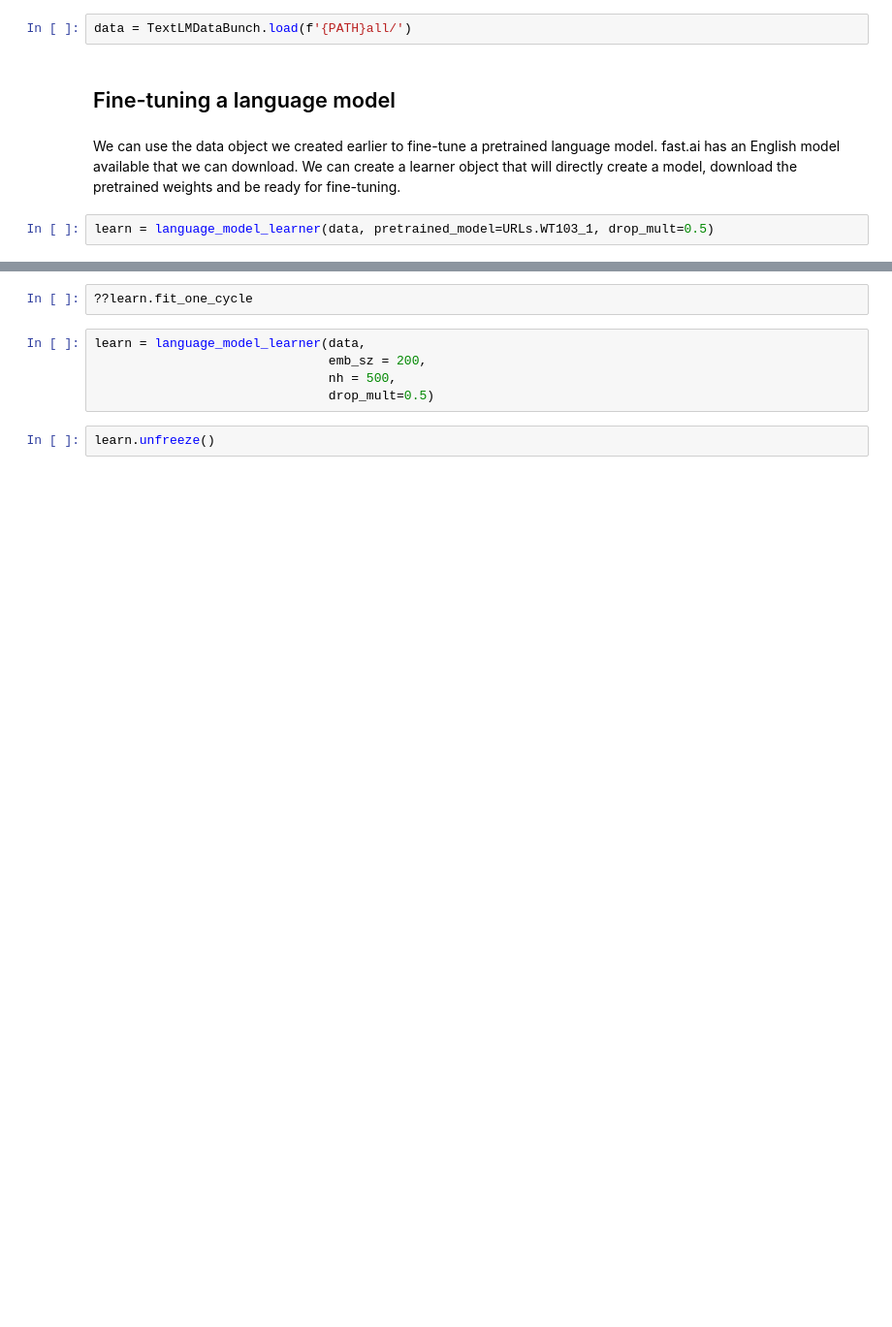
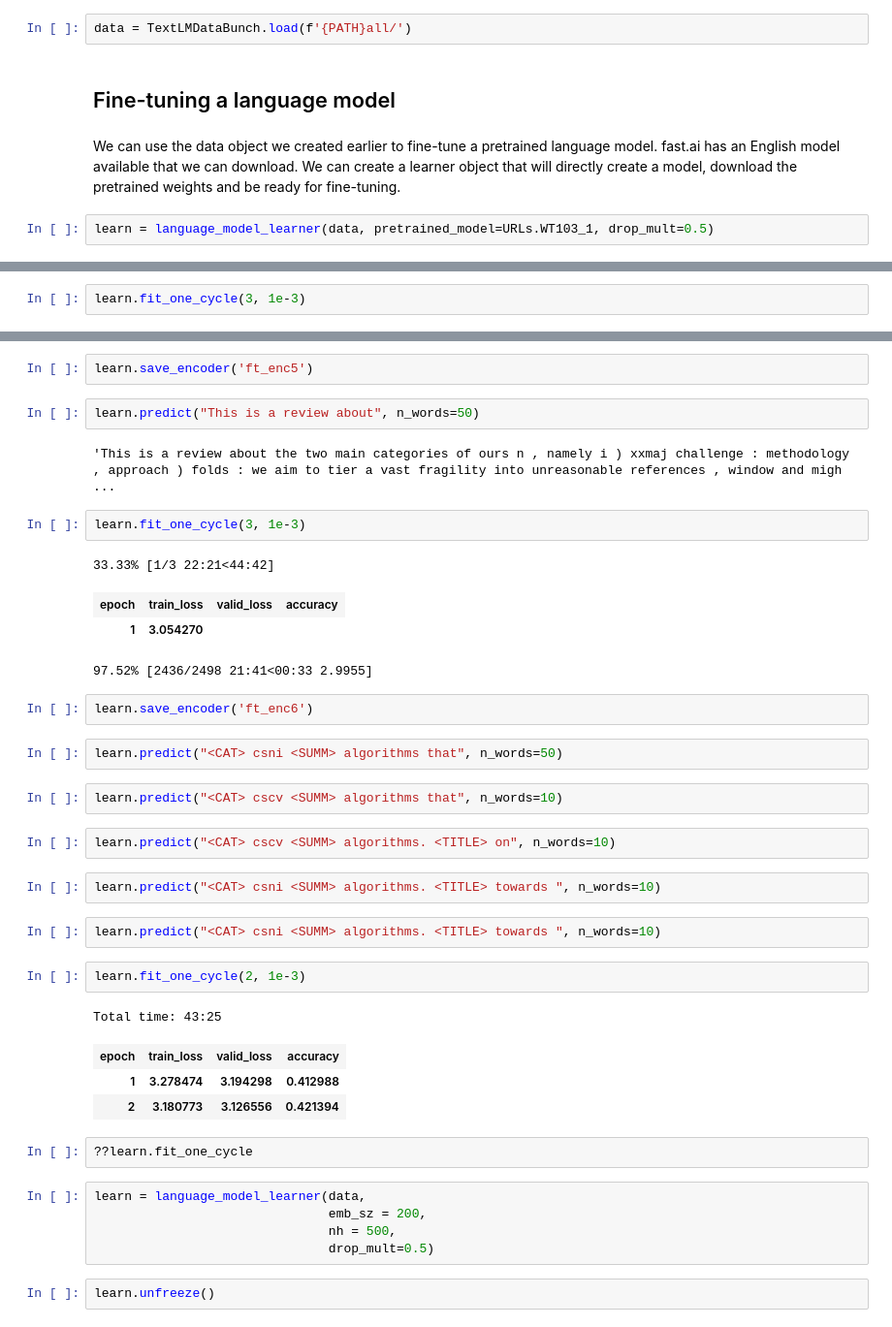
Before and after one commit to x110/MyFastaiNotebooks, a Jupyter notebook: lang_model_arxiv.ipynb, the cells around one changed output, grey strips where cells are left out. Shown at 97% size. Drawn from its saved outputs; the diff is of its cells as text; blank space fills up the shorter version.

```diff
--- a/lang_model_arxiv.ipynb
+++ b/lang_model_arxiv.ipynb
@@ -49,0 +118,2 @@ learn.fit_one_cycle(1, 1e-2)
+# %%
+learn.fit_one_cycle(3, 1e-3)
@@ -50,3 +126,35 @@ learn.fit_one_cycle(1, 1e-2)
+# %%
+learn.save_encoder('ft_enc5')
+# %%
+learn.predict("This is a review about", n_words=50)
+# %% [output]
+'This is a review about the two main categories of ours n , namely i ) xxmaj challenge : methodology , approach ) folds : we aim to tier a vast fragility into unreasonable references , window and migh ...
+# %%
+learn.fit_one_cycle(3, 1e-3)
+# %% [output]
+33.33% [1/3 22:21<44:42]
+| epoch | train_loss | valid_loss | accuracy |
+| 1 | 3.054270 |
+97.52% [2436/2498 21:41<00:33 2.9955]
+# %%
+learn.save_encoder('ft_enc6')
+# %%
+learn.predict("<CAT> csni <SUMM> algorithms that", n_words=50)
+# %%
+learn.predict("<CAT> cscv <SUMM> algorithms that", n_words=10)
+# %%
+learn.predict("<CAT> cscv <SUMM> algorithms. <TITLE> on", n_words=10)
+# %%
+learn.predict("<CAT> csni <SUMM> algorithms. <TITLE> towards ", n_words=10)
+# %%
+learn.predict("<CAT> csni <SUMM> algorithms. <TITLE> towards ", n_words=10)
+# %%
+learn.fit_one_cycle(2, 1e-3)
+# %% [output]
+Total time: 43:25
+| epoch | train_loss | valid_loss | accuracy |
+| 1 | 3.278474 | 3.194298 | 0.412988 |
+| 2 | 3.180773 | 3.126556 | 0.421394 |
 # %%
 ??learn.fit_one_cycle
 # %%
```
Also changed, not shown: parts of 21 cells of this notebook.
